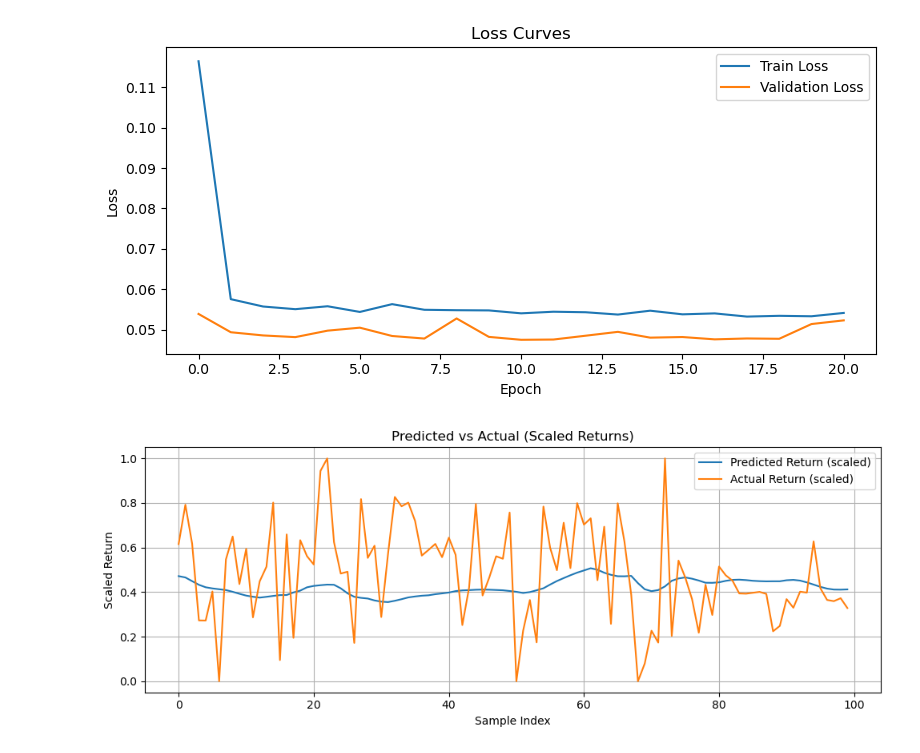
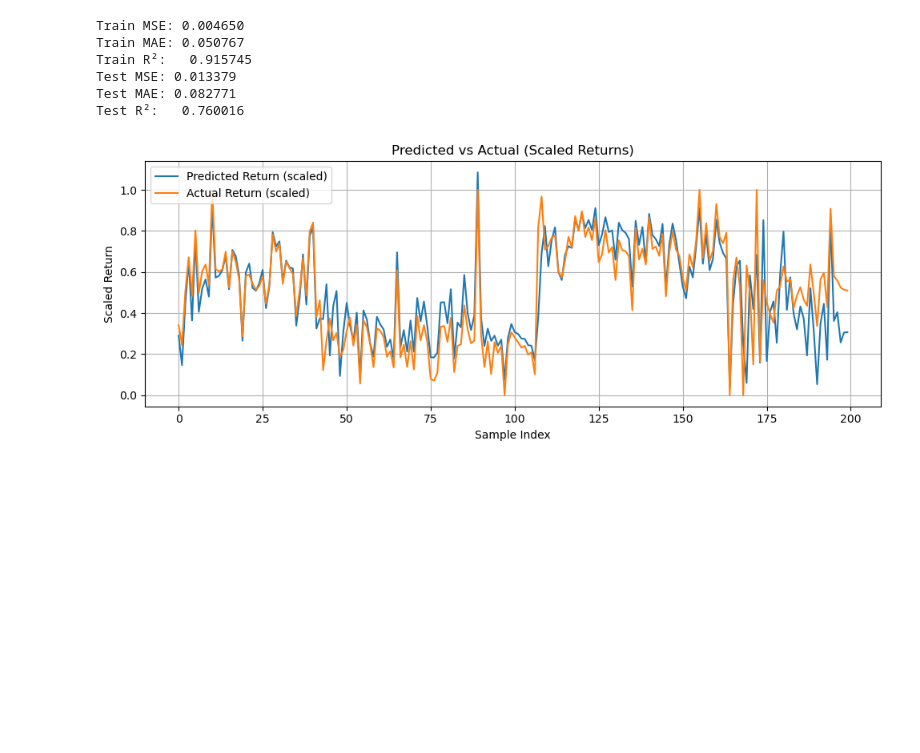
Before and after one commit to NolanMM/Capstones_Stock_Prediction, a Jupyter notebook: currentModels/SegmentedMinMaxReturn.ipynb, the cells around one changed output. Drawn from its saved outputs; the diff is of its cells as text; code cells hidden in the pictures; blank space fills up the shorter version.

```diff
--- a/currentModels/SegmentedMinMaxReturn.ipynb
+++ b/currentModels/SegmentedMinMaxReturn.ipynb
@@ -180,30 +279,34 @@ for epoch in range(EPOCHS):
     model.train()
     train_loss = 0.0
     for X_batch, y_batch in train_loader:
-        X_batch, y_batch = X_batch.float().to(device), y_batch.float().to(device)
+        X_batch = X_batch.float().to(device)
+        y_batch = y_batch.float().to(device)
         optimizer.zero_grad()
-        outputs = model(X_batch).squeeze()
+        outputs = model(X_batch).squeeze(-1)
         loss = criterion(outputs, y_batch)
         loss.backward()
         optimizer.step()
         train_loss += loss.item() * X_batch.size(0)
-    train_loss /= len(train_loader.dataset)
+
+    train_loss /= len(train_loader.dataset) # type: ignore
 
     model.eval()
     val_loss = 0.0
     with torch.no_grad():
         for X_batch, y_batch in test_loader:
-            X_batch, y_batch = X_batch.float().to(device), y_batch.float().to(device)
-            outputs = model(X_batch).squeeze()
+            X_batch = X_batch.float().to(device)
+            y_batch = y_batch.float().to(device)
+            outputs = model(X_batch).squeeze(-1)
             loss = criterion(outputs, y_batch)
             val_loss += loss.item() * X_batch.size(0)
-    val_loss /= len(test_loader.dataset)
+
+    val_loss /= len(test_loader.dataset) # type: ignore
 
     train_losses.append(train_loss)
     val_losses.append(val_loss)
-    print(f"Epoch {epoch+1}, Train Loss: {train_loss:.6f}, Val Loss: {val_loss:.6f}")
+    print(f"Epoch {epoch+1:03d}  Train Loss: {train_loss:.6f}  |  Val Loss: {val_loss:.6f}")
 
     stopper(val_loss)
     if stopper.should_stop:
-        print("Early stopping triggered.")
+        print(f"Early stopping triggered at epoch {epoch+1}")
         break
@@ -210,34 +331,50 @@ for epoch in range(EPOCHS):
 # %%
-# Plot losses
-plt.figure(figsize=(8, 4))
-plt.plot(train_losses, label="Train Loss")
-plt.plot(val_losses, label="Validation Loss")
-plt.title("Loss Curves")
-plt.xlabel("Epoch")
-plt.ylabel("Loss")
-plt.legend()
-plt.tight_layout()
-plt.show()
-
-# Predict
+# Performance on Training Set
 model.eval()
 with torch.no_grad():
+    X_train_tensor = torch.tensor(X_train_all).float().to(device)
+    train_preds = model(X_train_tensor).cpu().numpy().ravel()
+
+train_mse = mean_squared_error(y_train_all, train_preds)
+train_mae = mean_absolute_error(y_train_all, train_preds)
+train_r2 = r2_score(y_train_all, train_preds)
+
+print(f"Train MSE: {train_mse:.6f}")
+print(f"Train MAE: {train_mae:.6f}")
+print(f"Train R²:   {train_r2:.6f}")
+
+
+# Performance on Testing (Holdout) Set
+with torch.no_grad():
     X_test_tensor = torch.tensor(X_test_final).float().to(device)
-    preds = model(X_test_tensor).cpu().numpy().ravel()
+    test_preds = model(X_test_tensor).cpu().numpy().ravel()
 
-# Since MinMax scaling was done per quarter, we can’t do an exact inverse unless we map each prediction back
-# Instead, we show scaled values directly
+test_mse = mean_squared_error(y_test_final, test_preds)
+test_mae = mean_absolute_error(y_test_final, test_preds)
+test_r2 = r2_score(y_test_final, test_preds)
+
+print(f"Test MSE: {test_mse:.6f}")
+print(f"Test MAE: {test_mae:.6f}")
+print(f"Test R²:   {test_r2:.6f}")
+
+
+# Plot Predicted vs Actual for Holdout Set
 df_result = pd.DataFrame({
-    "Predicted Return (scaled)": preds,
+    "Predicted Return (scaled)": test_preds,
     "Actual Return (scaled)": y_test_final
 })
 
 df_result.plot(figsize=(10, 4), title="Predicted vs Actual (Scaled Returns)")
 plt.xlabel("Sample Index")
 plt.ylabel("Scaled Return")
 plt.grid(True)
 plt.tight_layout()
 plt.show()
 # %% [output]
+Train MSE: 0.004650
+Train MAE: 0.050767
+Train R²:   0.915745
+Test MSE: 0.013379
+Test MAE: 0.082771
+Test R²:   0.760016
-[figure, old version]
+[figure, new version]
-[figure, removed]
```
Also changed, not shown: parts of 11 cells of this notebook, 5 other files.
